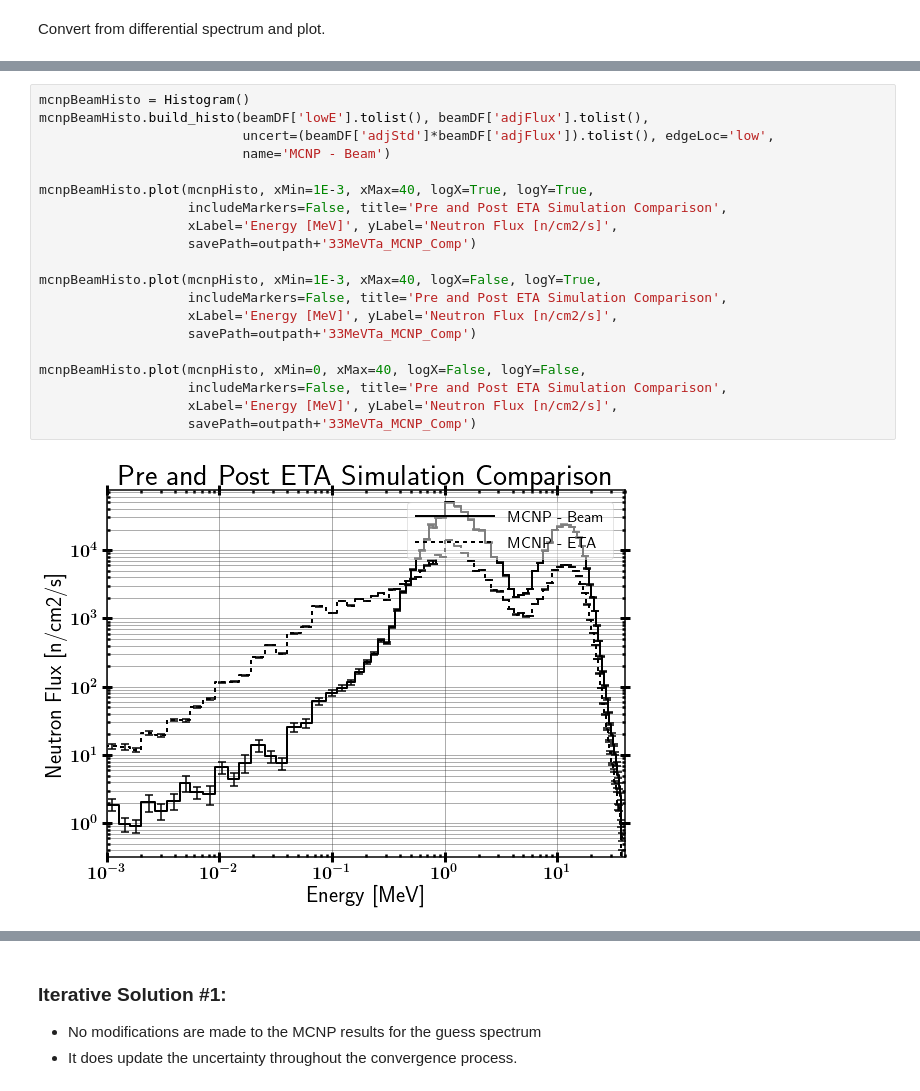
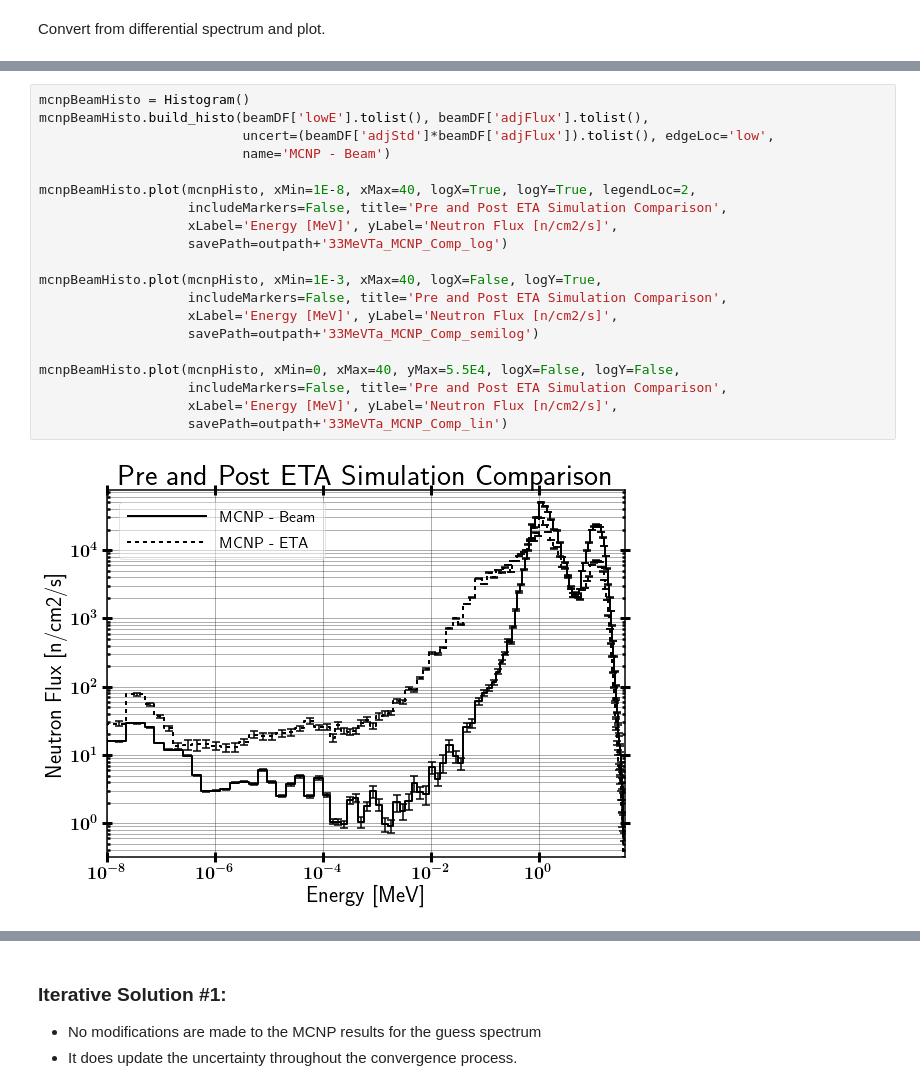
Before and after one commit to 2lambda123/88_Data, a Jupyter notebook: Experiments/Activation/33MeVTa_25Apr/Unfold/ETA/STAYSL_ETA_Input-&-Analysis.ipynb, the cells around one changed output, grey strips where cells are left out. Cells and saved outputs as stored; diff of their text form.

```diff
--- a/Experiments/Activation/33MeVTa_25Apr/Unfold/ETA/STAYSL_ETA_Input-&-Analysis.ipynb
+++ b/Experiments/Activation/33MeVTa_25Apr/Unfold/ETA/STAYSL_ETA_Input-&-Analysis.ipynb
@@ -251,22 +257,22 @@ mcnpBeamNormHisto.plot(mcnpETANormHisto, xMin=19, xMax=40, yMin=1e-8, yMax=0.005
 # %%
 mcnpBeamHisto = Histogram()
 mcnpBeamHisto.build_histo(beamDF['lowE'].tolist(), beamDF['adjFlux'].tolist(),
                           uncert=(beamDF['adjStd']*beamDF['adjFlux']).tolist(), edgeLoc='low',
                           name='MCNP - Beam')
 
-mcnpBeamHisto.plot(mcnpHisto, xMin=1E-3, xMax=40, logX=True, logY=True,
+mcnpBeamHisto.plot(mcnpHisto, xMin=1E-8, xMax=40, logX=True, logY=True, legendLoc=2,
                    includeMarkers=False, title='Pre and Post ETA Simulation Comparison',
                    xLabel='Energy [MeV]', yLabel='Neutron Flux [n/cm2/s]',
-                   savePath=outpath+'33MeVTa_MCNP_Comp')
+                   savePath=outpath+'33MeVTa_MCNP_Comp_log')
 
 mcnpBeamHisto.plot(mcnpHisto, xMin=1E-3, xMax=40, logX=False, logY=True,
                    includeMarkers=False, title='Pre and Post ETA Simulation Comparison',
                    xLabel='Energy [MeV]', yLabel='Neutron Flux [n/cm2/s]',
-                   savePath=outpath+'33MeVTa_MCNP_Comp')
+                   savePath=outpath+'33MeVTa_MCNP_Comp_semilog')
 
-mcnpBeamHisto.plot(mcnpHisto, xMin=0, xMax=40, logX=False, logY=False,
+mcnpBeamHisto.plot(mcnpHisto, xMin=0, xMax=40, yMax=5.5E4, logX=False, logY=False,
                    includeMarkers=False, title='Pre and Post ETA Simulation Comparison',
                    xLabel='Energy [MeV]', yLabel='Neutron Flux [n/cm2/s]',
-                   savePath=outpath+'33MeVTa_MCNP_Comp')
+                   savePath=outpath+'33MeVTa_MCNP_Comp_lin')
 # %% [output]
-[figure, old version]
+[figure, new version]
```
Also changed, not shown: parts of 11 cells of this notebook, 27 other files.
